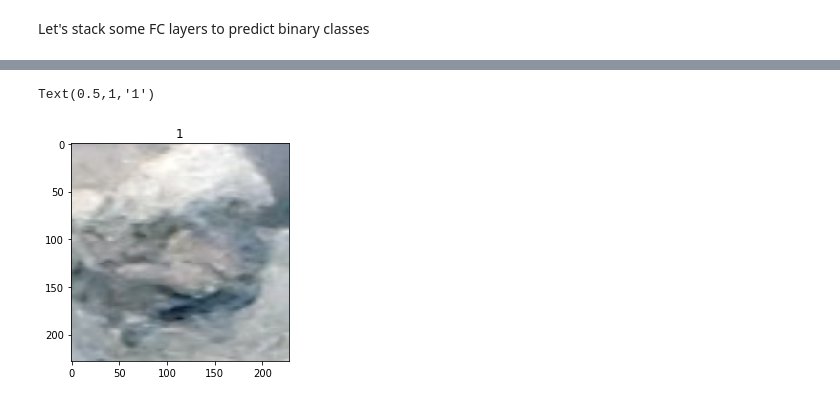
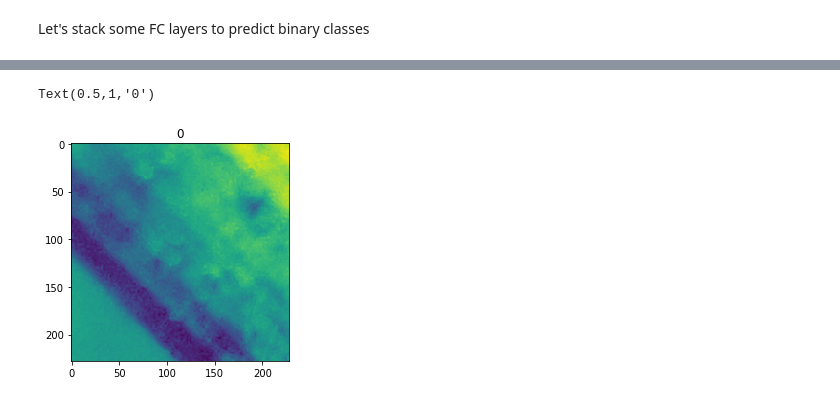
Before and after one commit to WencesVillegasMarset/BudClassifier, a Jupyter notebook: Practica Inicial/Pretrained Models.ipynb, the cells around one changed output, grey strips where cells are left out. Saved outputs shown, nothing was run; the diff lists cells and outputs as text; code cells hidden in the pictures.

```diff
--- a/Practica Inicial/Pretrained Models.ipynb
+++ b/Practica Inicial/Pretrained Models.ipynb
@@ -17,19 +17,23 @@ path = '/home/wvillegas/datasets/DHARMaBuds/corpus-26000-bc/'
 import pandas as pd
 csv_data = pd.read_csv(path+'corpus-26000.csv')
 # %%
-data = csv_data[['imageName', 'class']]
+data = csv_data[['imageName', 'class', 'radio']]
 # %%
 patch_list = []
 label_list = []
 for index, row in data.iterrows():
-    img = cv2.imread(path + row['imageName'],cv2.IMREAD_GRAYSCALE)
-    img = cv2.resize(img, (228,228))
-    patch_list.append(img/255)
+    img = cv2.imread(path + row['imageName'])
+    if row['radio'] > 114:
+        img = cv2.resize(img, (228,228),cv2.INTER_AREA)
+    else:
+        img = cv2.resize(img, (228,228),cv2.INTER_LINEAR)
+    cv2.normalize(img, img, 0, 255, cv2.NORM_MINMAX)
+    patch_list.append(img)
     if row['class'] == True:
         label_list.append(1)
     else:
         label_list.append(0)
-    if len(patch_list) == 5000:
+    if len(patch_list) == 10000:
         break
 print(str(len(patch_list)) + ' samples preprocessed')
 # %% [output]
@@ -41,6 +45,10 @@ def shuffle_dataset(a, b):
     np.random.set_state(rng_state)
     np.random.shuffle(b)
 # %%
-train = np.asarray(patch_list)
-train_labels = np.asarray(label_list)
+patch = np.asarray(patch_list)
+patch_labels = np.asarray(label_list)
+shuffle_dataset(patch, patch_labels)
+# %%
+from sklearn.model_selection import train_test_split
+train, test, train_labels, test_labels = train_test_split(patch, patch_labels, test_size=0.15)
 # %%
@@ -133,7 +112,7 @@ KeyboardInterrupt:
 # %%
-asd = 125
-plt.imshow(train[asd,:,:,:])
+asd = 771
+plt.imshow(train[asd,:,:,0])
 plt.title(train_labels[asd])
 # %% [output]
-Text(0.5,1,'1')
+Text(0.5,1,'0')
-[figure, old version]
+[figure, new version]
```
Also changed, not shown: parts of 15 cells of this notebook.
